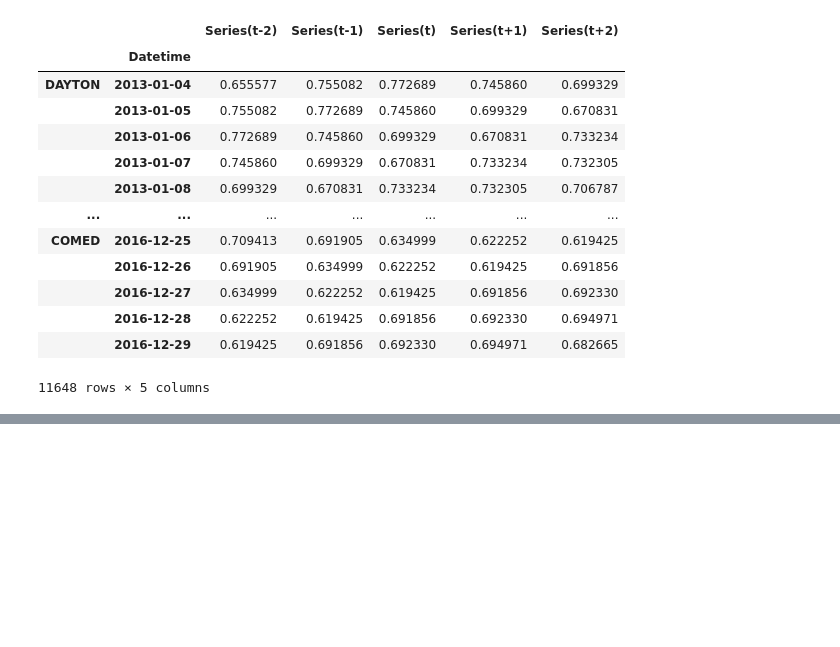
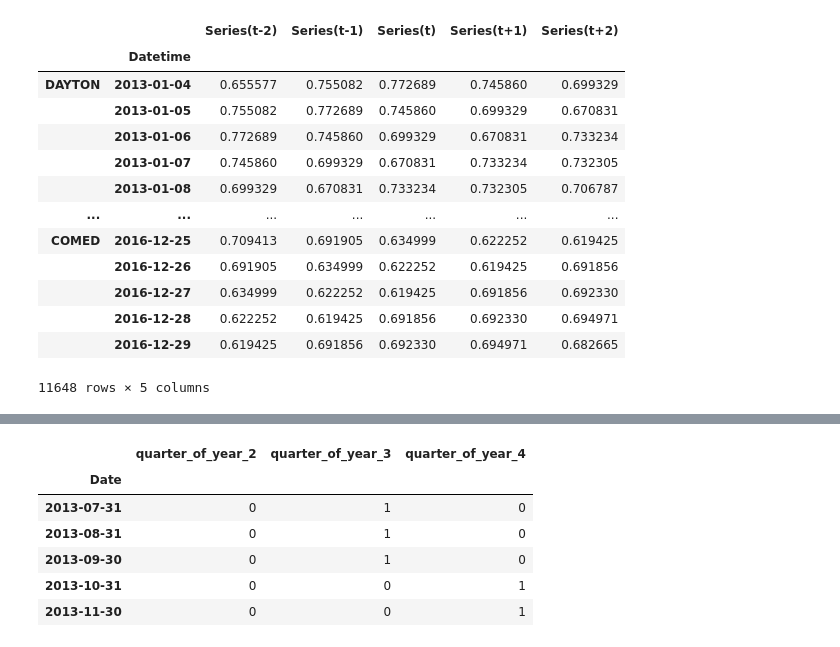
Before and after one commit to vcerqueira/blog, a Jupyter notebook: dataframe_images.ipynb, the cells around one changed output, grey strips where cells are left out. Saved outputs shown, nothing was run; the diff lists cells and outputs as text; code cells hidden in the pictures; blank space fills up the shorter version.

Commit message:
missing data

```diff
--- a/dataframe_images.ipynb
+++ b/dataframe_images.ipynb
@@ -210,0 +238,18 @@ train_df
+# %%
+
+from sktime.transformations.series.date import DateTimeFeatures
+from sklearn.preprocessing import OneHotEncoder
+
+monthly_feats = DateTimeFeatures(ts_freq='M',
+                                 keep_original_columns=False,
+                                 feature_scope='efficient')
+
+datetime_feats = monthly_feats.fit_transform(yt)
+datetime_feats = datetime_feats.drop('year', axis=1)
+
+encoder = OneHotEncoder(drop='first', sparse=False)
+encoded_feats = encoder.fit_transform(datetime_feats)
+
+encoded_feats_df = pd.DataFrame(encoded_feats,
+                                columns=encoder.get_feature_names_out(),
+                                dtype=int)
@@ -210,0 +273,11 @@ train_df
+# %%
+encoded_feats_df.index = datetime_feats.index
+encoded_feats_df.iloc[:,:3].head()
+# %% [output]
+|  | quarter_of_year_2 | quarter_of_year_3 | quarter_of_year_4 |
+| Date |  |  |  |
+| 2013-07-31 | 0 | 1 | 0 |
+| 2013-08-31 | 0 | 1 | 0 |
+| 2013-09-30 | 0 | 1 | 0 |
+| 2013-10-31 | 0 | 0 | 1 |
+| 2013-11-30 | 0 | 0 | 1 |
```
Also changed, not shown: parts of 4 cells of this notebook, 9 other files.
